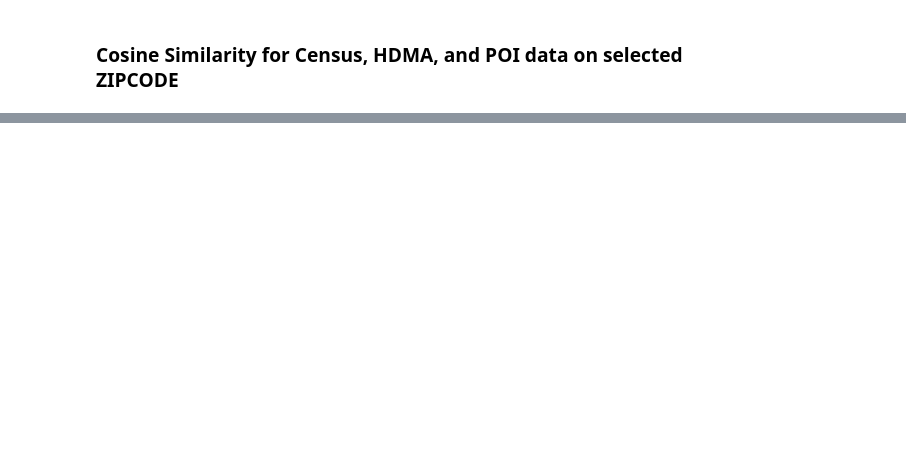
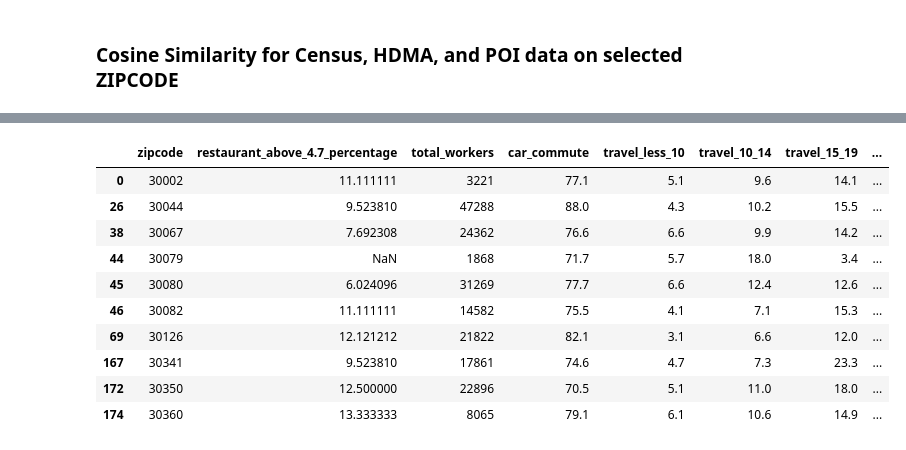
Before and after one commit to schmeeed/capstone, a Jupyter notebook: notebooks/11_KNN_Nearest-zip-codes.ipynb, the cells around one changed output, grey strips where cells are left out. Drawn from its saved outputs; the diff is of its cells as text; code cells hidden in the pictures; blank space fills up the shorter version.

```diff
--- a/notebooks/11_KNN_Nearest-zip-codes.ipynb
+++ b/notebooks/11_KNN_Nearest-zip-codes.ipynb
@@ -57,5 +56,6 @@ zipcodes_111meter.min.json
 census = load_s3_file("census_all.csv", s3, bucket_name, df_name="census")
 census_capita = load_s3_file("census_all_perCapita.csv", s3, bucket_name, df_name="census_capita")
 hdma = load_s3_file("atlanta_hdma_2021.csv", s3, bucket_name, df_name="hdma")
+POI = load_s3_file("POI_second_tab.csv", s3, bucket_name, df_name="POI")
 # %%
 hdma.columns
@@ -300,0 +199,7 @@ my_sim_zips[poi_sim]
+# %%
+sim_zip_table = pd.merge(left= my_sim_zips[census_sim], right=my_sim_zips[poi_sim], how='left', on='zipcode' )
+sim_zip_table['zip_cat'] = np.where(sim_zip_table['zipcode'] == my_zip, 'My_Zip', 'Similar_Zip')
+# Pop the excluded column and insert it at the first position
+zipcode_column = sim_zip_table.pop('zip_cat')
+sim_zip_table.insert(0, 'zip_cat', zipcode_column)
+sim_zip_table
@@ -300,0 +287,7 @@ my_sim_zips[poi_sim]
+# %%
+zipcode= 30002
+df=census_capita
+columns=['travel_less_10', 'percent_25_39', 'household_mean_income',
+           'percent_100k_150k', 'rental_vacancy_rate']
+
+sim_zip(30002, census_capita,columns, POI_df=POI, k=10, mode =1)
@@ -300,0 +306,14 @@ my_sim_zips[poi_sim]
+# %%
+sim_zip(30002, census_capita,columns, POI_df=POI, k=10, mode =2)
+# %% [output]
+|  | zipcode | restaurant_above_4.7_percentage | total_workers | car_commute | travel_less_10 | travel_10_14 | travel_15_19 | ... |
+| 0 | 30002 | 11.111111 | 3221 | 77.1 | 5.1 | 9.6 | 14.1 | ... |
+| 26 | 30044 | 9.523810 | 47288 | 88.0 | 4.3 | 10.2 | 15.5 | ... |
+| 38 | 30067 | 7.692308 | 24362 | 76.6 | 6.6 | 9.9 | 14.2 | ... |
+| 44 | 30079 | NaN | 1868 | 71.7 | 5.7 | 18.0 | 3.4 | ... |
+| 45 | 30080 | 6.024096 | 31269 | 77.7 | 6.6 | 12.4 | 12.6 | ... |
+| 46 | 30082 | 11.111111 | 14582 | 75.5 | 4.1 | 7.1 | 15.3 | ... |
+| 69 | 30126 | 12.121212 | 21822 | 82.1 | 3.1 | 6.6 | 12.0 | ... |
+| 167 | 30341 | 9.523810 | 17861 | 74.6 | 4.7 | 7.3 | 23.3 | ... |
+| 172 | 30350 | 12.500000 | 22896 | 70.5 | 5.1 | 11.0 | 18.0 | ... |
+| 174 | 30360 | 13.333333 | 8065 | 79.1 | 6.1 | 10.6 | 14.9 | ... |
```
Also changed, not shown: parts of 25 cells of this notebook, 1 other file.
